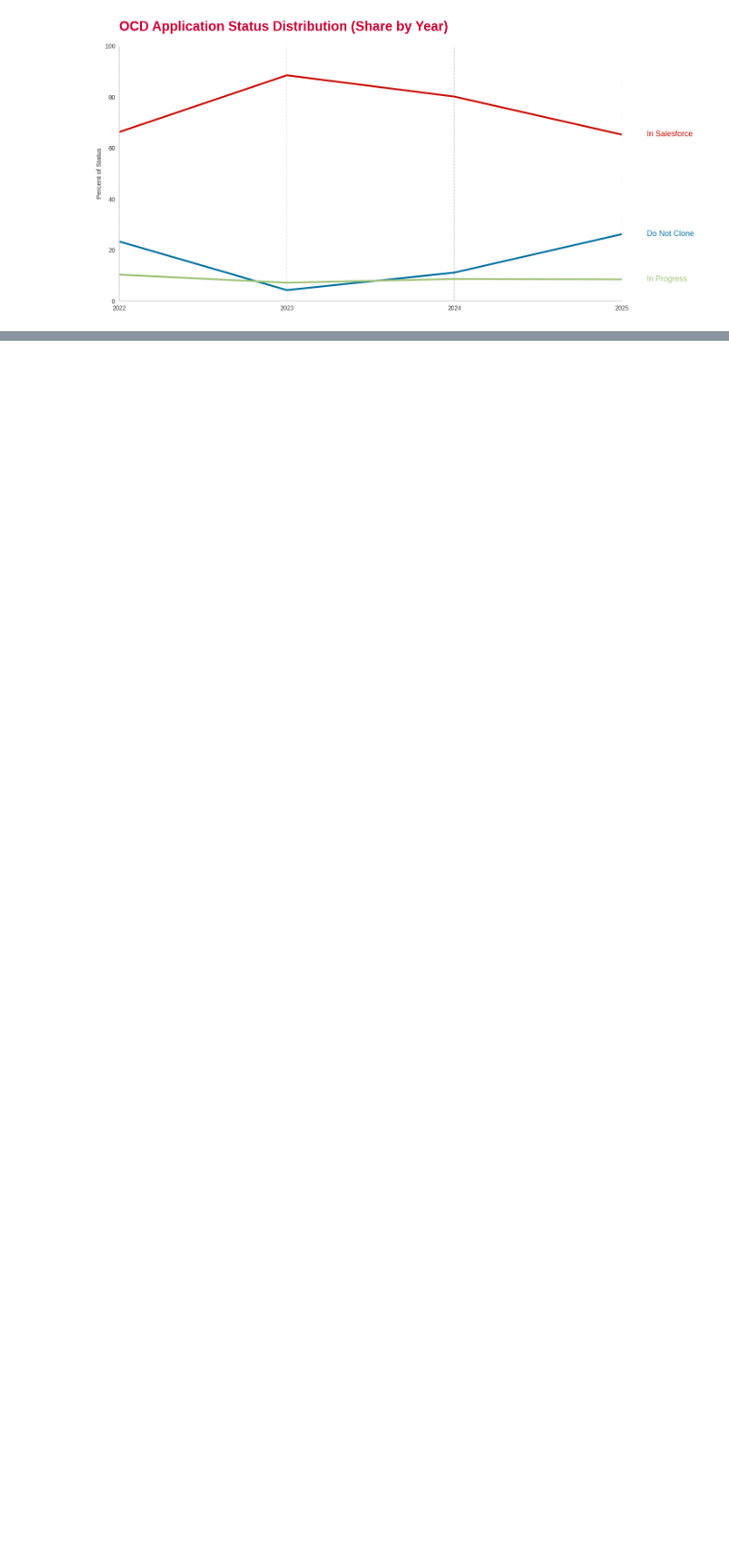
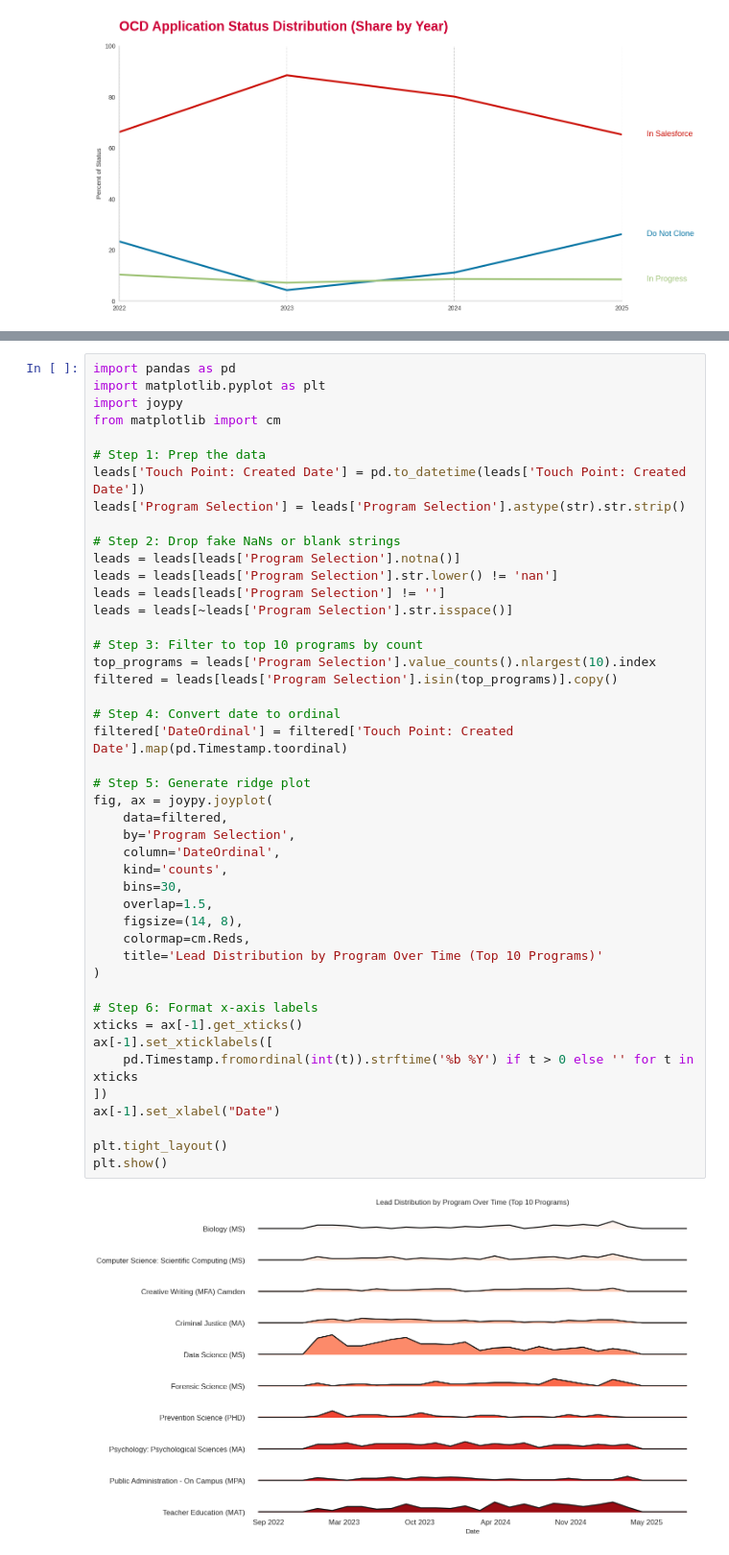
Before and after one commit to ewattudo/datamanagement, a Jupyter notebook: PS5.ipynb, the cells around one changed output, grey strips where cells are left out. Shown at 96% size. Drawn from its saved outputs; the diff is of its cells as text; blank space fills up the shorter version.

```diff
--- a/PS5.ipynb
+++ b/PS5.ipynb
@@ -425,0 +561,47 @@ plt.show()
+# %%
+import pandas as pd
+import matplotlib.pyplot as plt
+import joypy
+from matplotlib import cm
+
+# Step 1: Prep the data
+leads['Touch Point: Created Date'] = pd.to_datetime(leads['Touch Point: Created Date'])
+leads['Program Selection'] = leads['Program Selection'].astype(str).str.strip()
+
+# Step 2: Drop fake NaNs or blank strings
+leads = leads[leads['Program Selection'].notna()]
+leads = leads[leads['Program Selection'].str.lower() != 'nan']
+leads = leads[leads['Program Selection'] != '']
+leads = leads[~leads['Program Selection'].str.isspace()]
+
+# Step 3: Filter to top 10 programs by count
+top_programs = leads['Program Selection'].value_counts().nlargest(10).index
+filtered = leads[leads['Program Selection'].isin(top_programs)].copy()
+
+# Step 4: Convert date to ordinal
+filtered['DateOrdinal'] = filtered['Touch Point: Created Date'].map(pd.Timestamp.toordinal)
+
+# Step 5: Generate ridge plot
+fig, ax = joypy.joyplot(
+    data=filtered,
+    by='Program Selection',
+    column='DateOrdinal',
+    kind='counts',
+    bins=30,
+    overlap=1.5,
+    figsize=(14, 8),
+    colormap=cm.Reds,
+    title='Lead Distribution by Program Over Time (Top 10 Programs)'
+)
+
+# Step 6: Format x-axis labels
+xticks = ax[-1].get_xticks()
+ax[-1].set_xticklabels([
+    pd.Timestamp.fromordinal(int(t)).strftime('%b %Y') if t > 0 else '' for t in xticks
+])
+ax[-1].set_xlabel("Date")
+
+plt.tight_layout()
+plt.show()
+# %% [output]
+[figure, added]
```
Also changed, not shown: parts of 10 cells of this notebook.
